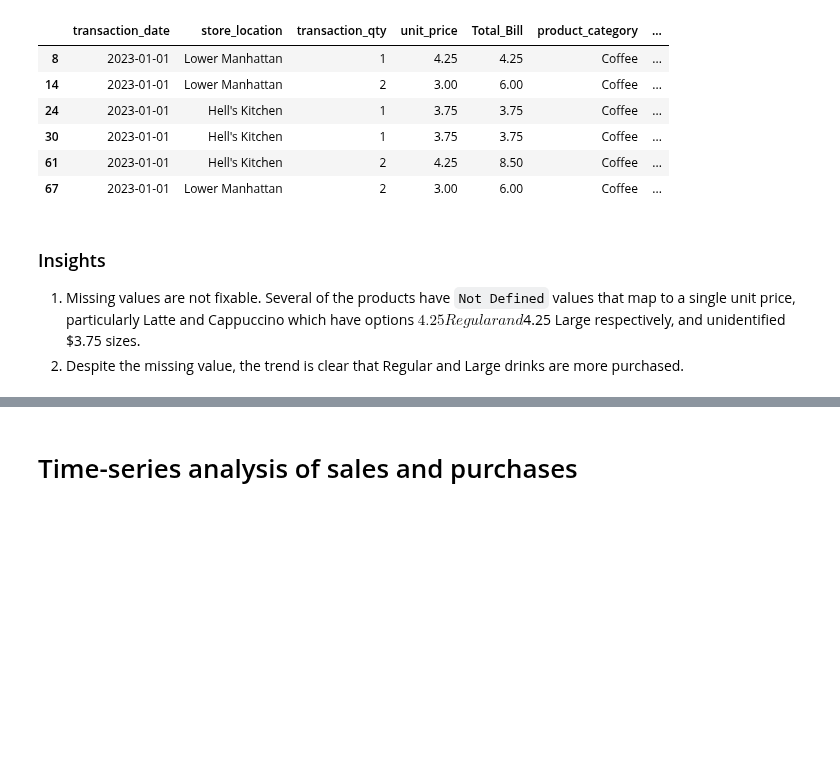
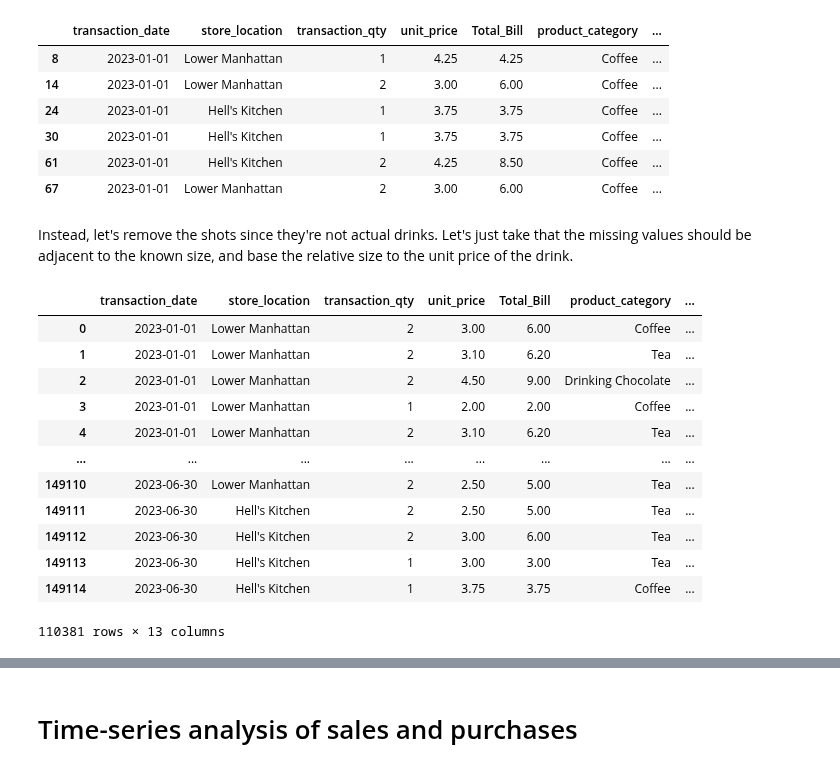
Before and after one commit to mlcuadra1/Coffee-Shop-EDA, a Jupyter notebook: notebooks/Script 2 - EDA.ipynb, the cells around one changed output, grey strips where cells are left out. Drawn from its saved outputs; the diff is of its cells as text; code cells hidden in the pictures; blank space fills up the shorter version.

```diff
--- a/notebooks/Script 2 - EDA.ipynb
+++ b/notebooks/Script 2 - EDA.ipynb
@@ -284,7 +286,32 @@ bar_espresso_df.drop_duplicates(['product_detail', 'Size'])
 | 30 | 2023-01-01 | Hell's Kitchen | 1 | 3.75 | 3.75 | Coffee | ... |
 | 61 | 2023-01-01 | Hell's Kitchen | 2 | 4.25 | 8.50 | Coffee | ... |
 | 67 | 2023-01-01 | Lower Manhattan | 2 | 3.00 | 6.00 | Coffee | ... |
-# %% [markdown]
-### Insights
-1. Missing values are not fixable. Several of the products have `Not Defined` values that map to a single unit price, particularly Latte and Cappuccino which have options $4.25 Regular and $4.25 Large respectively, and unidentified $3.75 sizes.
-2. Despite the missing value, the trend is clear that Regular and Large drinks are more purchased.
+# %% [markdown]
+Instead, let's remove the shots since they're not actual drinks. Let's just take that the missing values should be adjacent to the known size, and base the relative size to the unit price of the drink.
+# %%
+# Using the isin method for filtering
+filtered_drink_df = drink_df.loc[~drink_df['product_detail'].isin(['Ouro Brasileiro shot', 'Espresso shot'])]
+
+# Fixing Latte size
+latte_fix_df = filtered_drink_df.copy()
+latte_fix_df.loc[(latte_fix_df['product_detail'] == 'Latte') & (latte_fix_df['Size'] == 'Not Defined'), 'Size'] = 'Small'
+
+# Fixing Cappuccino size
+final_drink_df = latte_fix_df.copy()
+final_drink_df.loc[(final_drink_df['product_detail'] == 'Cappuccino') & (final_drink_df['Size'] == 'Not Defined'), 'Size'] = 'Regular'
+
+final_drink_df
+# %% [output]
+|  | transaction_date | store_location | transaction_qty | unit_price | Total_Bill | product_category | ... |
+| 0 | 2023-01-01 | Lower Manhattan | 2 | 3.00 | 6.00 | Coffee | ... |
+| 1 | 2023-01-01 | Lower Manhattan | 2 | 3.10 | 6.20 | Tea | ... |
+| 2 | 2023-01-01 | Lower Manhattan | 2 | 4.50 | 9.00 | Drinking Chocolate | ... |
+| 3 | 2023-01-01 | Lower Manhattan | 1 | 2.00 | 2.00 | Coffee | ... |
+| 4 | 2023-01-01 | Lower Manhattan | 2 | 3.10 | 6.20 | Tea | ... |
+| ... | ... | ... | ... | ... | ... | ... | ... |
+| 149110 | 2023-06-30 | Lower Manhattan | 2 | 2.50 | 5.00 | Tea | ... |
+| 149111 | 2023-06-30 | Hell's Kitchen | 2 | 2.50 | 5.00 | Tea | ... |
+| 149112 | 2023-06-30 | Hell's Kitchen | 2 | 3.00 | 6.00 | Tea | ... |
+| 149113 | 2023-06-30 | Hell's Kitchen | 1 | 3.00 | 3.00 | Tea | ... |
+| 149114 | 2023-06-30 | Hell's Kitchen | 1 | 3.75 | 3.75 | Coffee | ... |
+110381 rows × 13 columns
```
Also changed, not shown: parts of 3 cells of this notebook.
